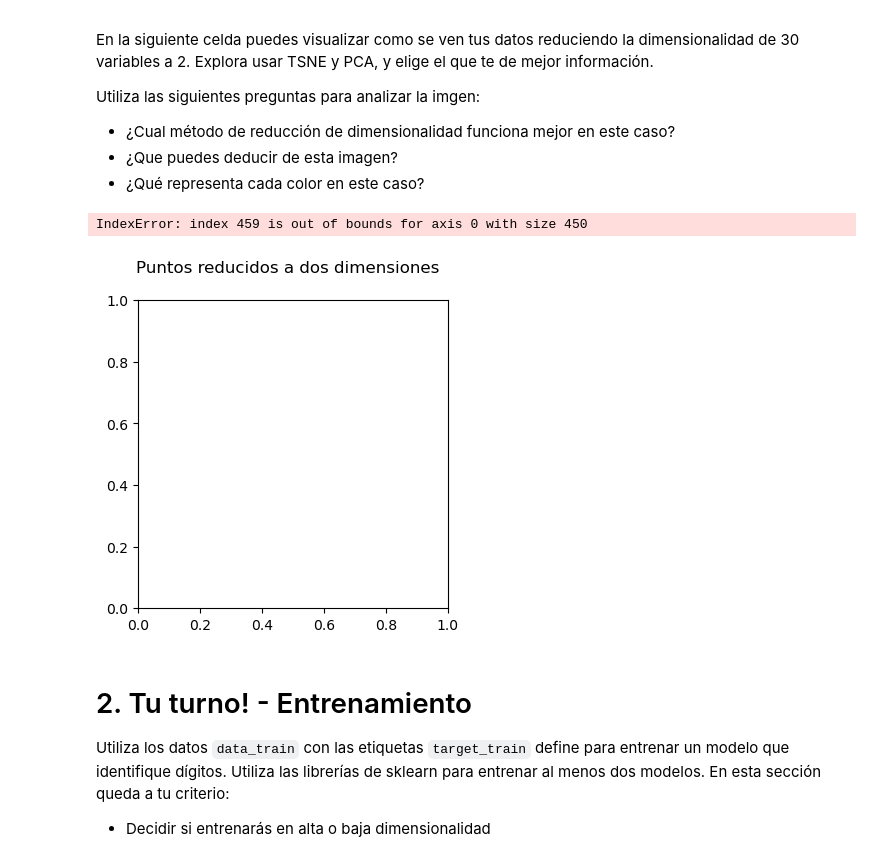
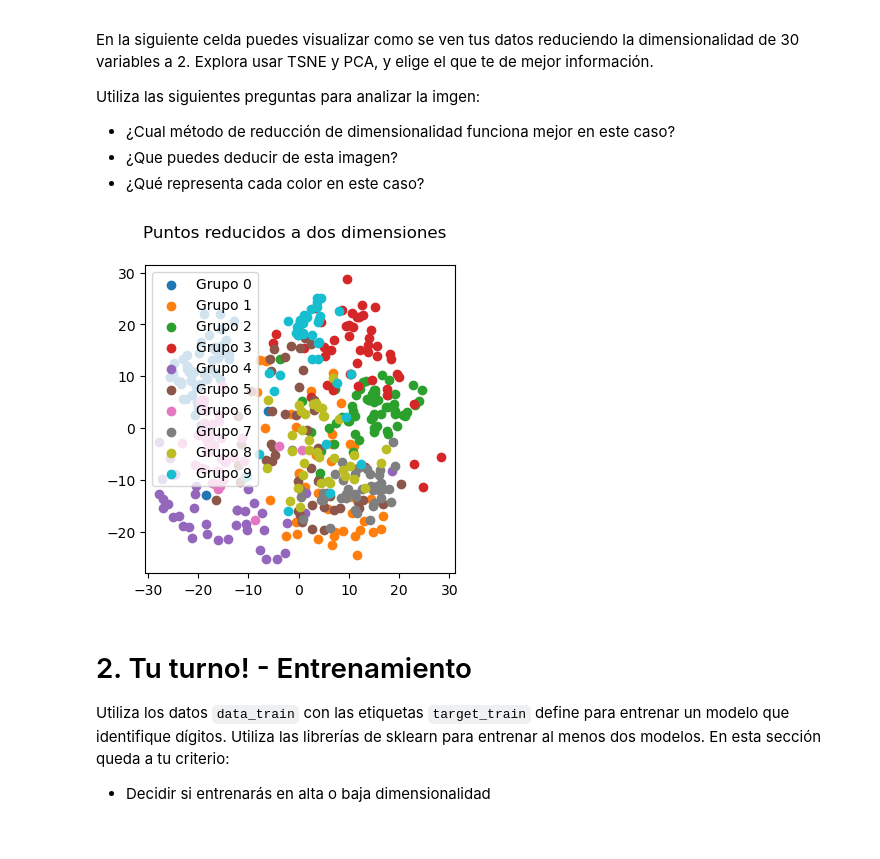
Before and after one commit to JessicaBorja/SI24, a Jupyter notebook: src/si24/proyectos/P01_digit_recognition/proyecto_1_digits.ipynb, the cells around one changed output. Drawn from its saved outputs; the diff is of its cells as text; code cells hidden in the pictures.

```diff
--- a/src/si24/proyectos/P01_digit_recognition/proyecto_1_digits.ipynb
+++ b/src/si24/proyectos/P01_digit_recognition/proyecto_1_digits.ipynb
@@ -87,21 +87,21 @@ Utiliza las siguientes preguntas para analizar la imgen:
 # %%
 # TODO Reducimos la dimensionalidad de los datos de validacion data_val
 # a 2 dimensiones usando TSNE y/o PCA
-pca= PCA(n_components=2)
-reduced_data =pca.fit_transform(data_val)
+pca = PCA(n_components=2)
+reduced_data = pca.fit_transform(data_val)
 
-labels = np.unique(target_train)
+labels = np.unique(target_val)
 fig, ax_pca = plt.subplots(1, 1, figsize=(4,4))
 fig.suptitle("Puntos reducidos a dos dimensiones")
 for c in labels:
-    indices = np.where(target_train == c)
+    indices = np.where(target_val == c)  # Utiliza target_val en lugar de target_train
     plot_data = reduced_data[indices]
     ax_pca.scatter(plot_data[:, 0], plot_data[:, 1], label=f"Grupo {c}")
+
+plt.legend()
 plt.show()
-plt.legend()
 # %% [output]
-IndexError: index 459 is out of bounds for axis 0 with size 450
-[figure, old version]
+[figure, new version]
 # %% [markdown]
 # 2. Tu turno! - Entrenamiento
 Utiliza los datos `data_train` con las etiquetas `target_train` define para entrenar un modelo que identifique dígitos.
```
Also changed, not shown: parts of 1 cell of this notebook.
